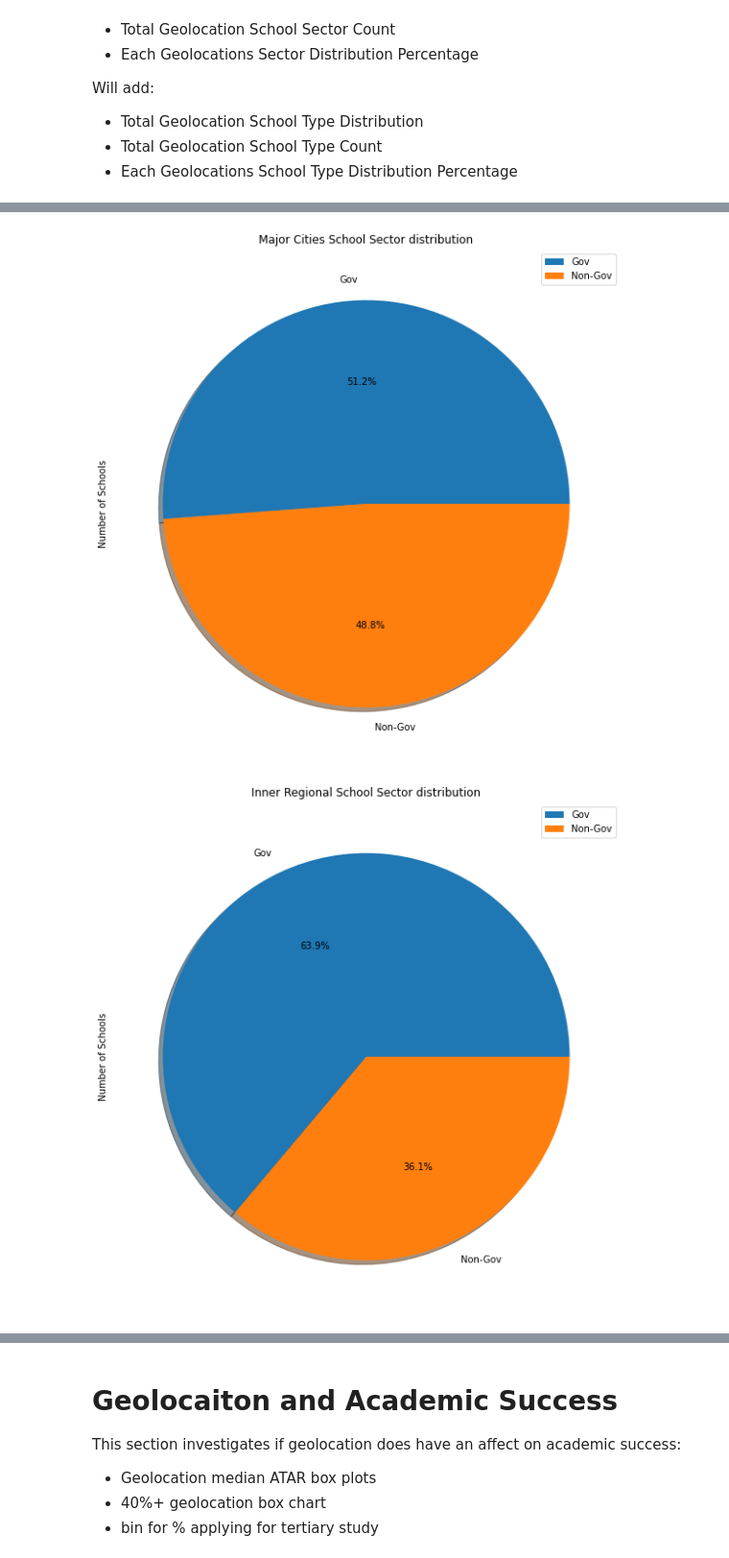
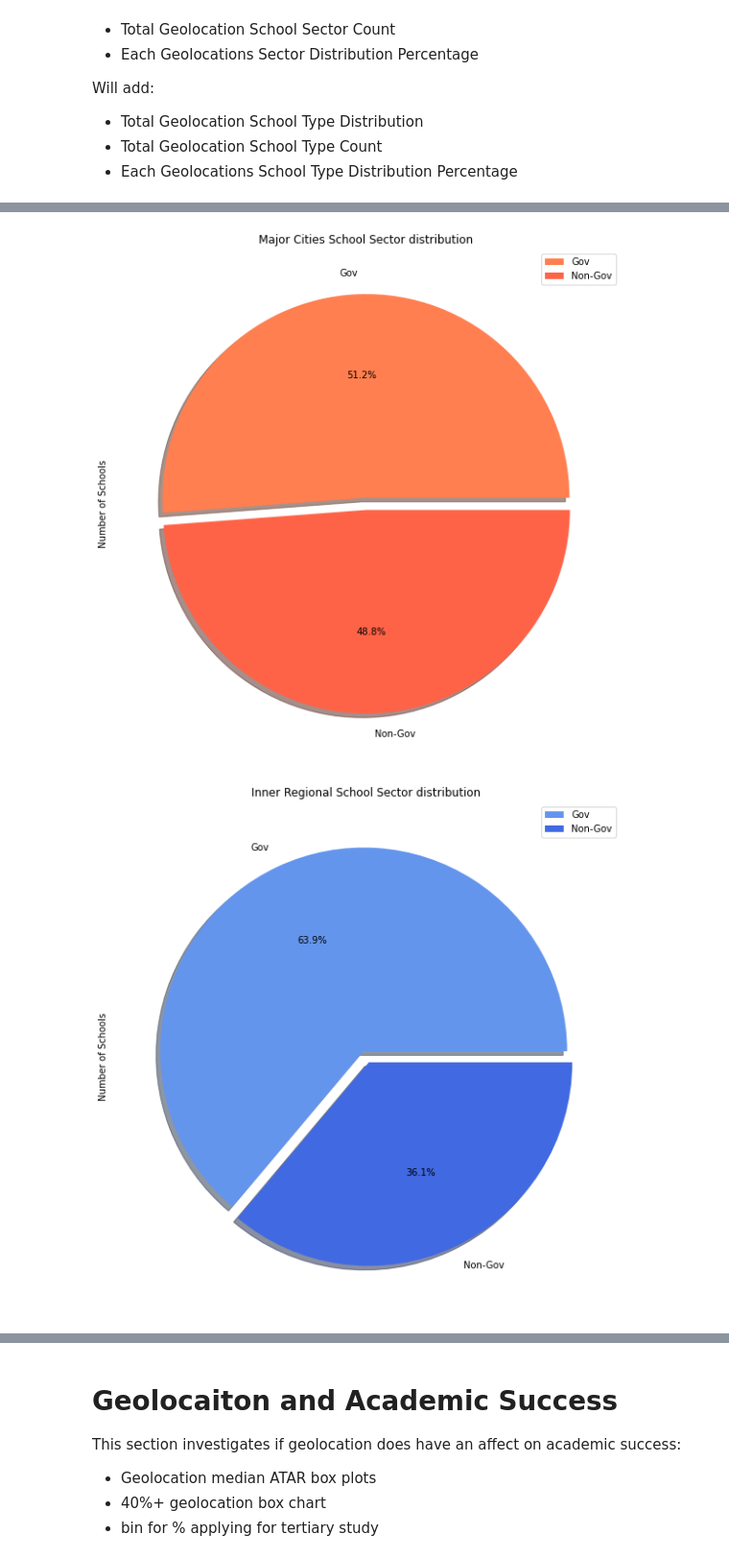
Before and after one commit to joshmartin33/project-one, a Jupyter notebook: analysis.ipynb, the cells around one changed output, grey strips where cells are left out. Shown at 96% size. Drawn from its saved outputs; the diff is of its cells as text; code cells hidden in the pictures.

```diff
--- a/analysis.ipynb
+++ b/analysis.ipynb
@@ -169,20 +170,20 @@ plt.show()
 # %%
 Major_Cities_data_sector = pd.DataFrame(Major_Cities_data.groupby(['Sector']).count())
 Major_Cities_data_sector['Number of Schools'] = Major_Cities_data_sector['School Name']
-Major_Cities_data_sector.plot.pie(y= 'Number of Schools' ,figsize=(10,10),
-        shadow= True, autopct="%1.1f%%")
+Major_Cities_data_sector.plot.pie(y= 'Number of Schools' ,figsize=(10,10),explode=(0.03,0.03),
+        shadow= True, autopct="%1.1f%%", colors = ['coral','tomato'])
 plt.title('Major Cities School Sector distribution')
 plt.savefig('output/major_cities_sector_perc_pie.png')
 plt.show()
 # %% [output]
-[figure, old version]
+[figure, new version]
 # %%
 Inner_Regional_sector = pd.DataFrame(Inner_Regional_data.groupby(['Sector']).count())
 Inner_Regional_sector['Number of Schools'] = Inner_Regional_sector['School Name']
 Inner_Regional_sector.plot.pie(y= 'Number of Schools' ,figsize=(10,10),
-        shadow= True, autopct="%1.1f%%")
+        shadow= True, autopct="%1.1f%%",colors = ['cornflowerblue','royalblue'],explode=(0.03,0.03))
 plt.title('Inner Regional School Sector distribution')
 plt.savefig('output/inner_regional_sector_perc_pie.png')
 plt.show()
 # %% [output]
-[figure, old version]
+[figure, new version]
```
Also changed, not shown: parts of 14 cells of this notebook, 9 other files.
